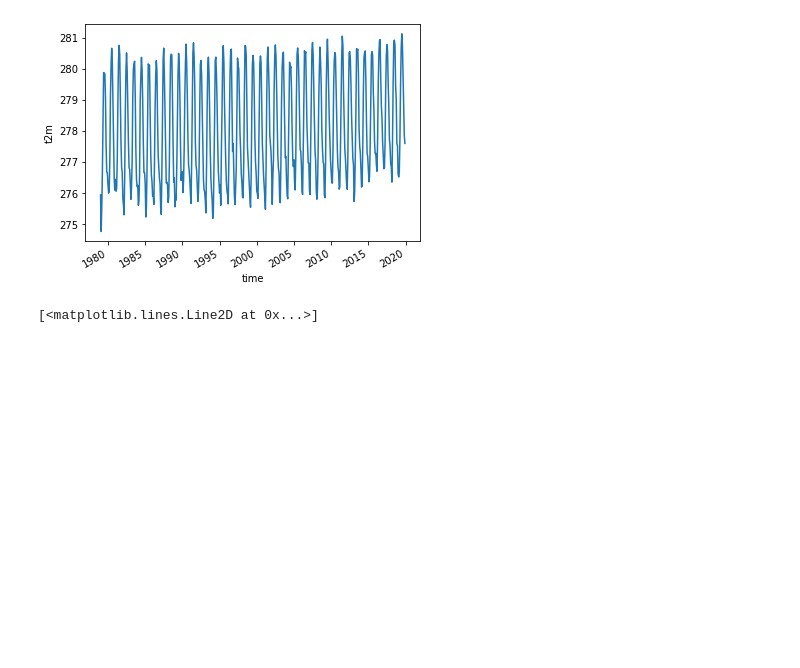
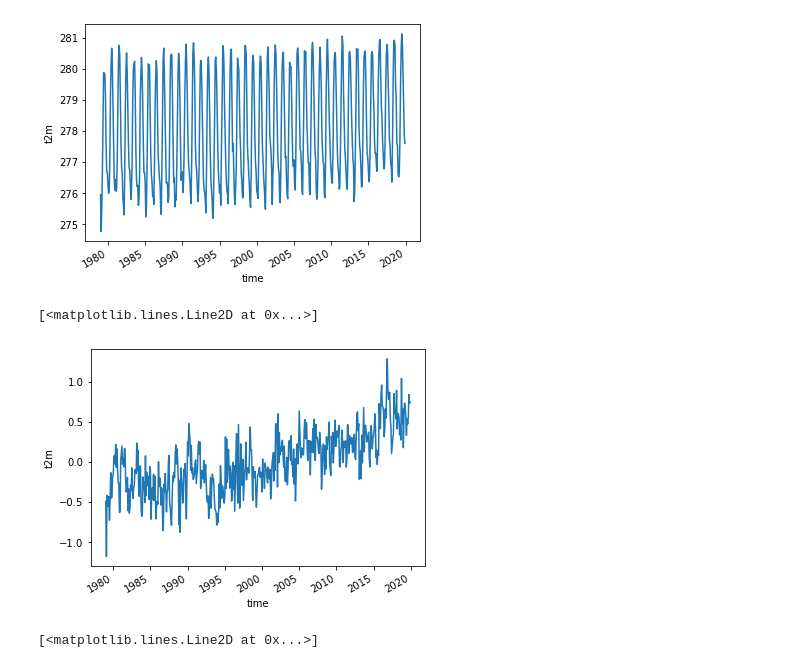
Before and after one commit to mlcs/seminar_ws22, a Jupyter notebook: 03_cn/climnet_t2m_global.ipynb, the cells around one changed output. Drawn from its saved outputs; the diff is of its cells as text; code cells hidden in the pictures; blank space fills up the shorter version.

```diff
--- a/03_cn/climnet_t2m_global.ipynb
+++ b/03_cn/climnet_t2m_global.ipynb
@@ -45,6 +48,18 @@ ds[var_name].mean(dim='lon').mean('lat').plot()
 # %% [output]
 [<matplotlib.lines.Line2D at 0x...>]
 [figure]
+# %%
+
+# Now compute anomaly time series
+group = 'dayofyear'
+climatology = (
+            ds[var_name].groupby(f"time.{group}").mean(dim="time")
+        )
+anomalies = ds[var_name].groupby(f"time.{group}") - climatology
+anomalies.mean(dim='lon').mean('lat').plot()
+# %% [output]
+[<matplotlib.lines.Line2D at 0x...>]
+[figure, added]
 # %%
 # Compute the fit coefficients
 p = ds[var_name].polyfit(dim='time', deg=1)
```
Also changed, not shown: parts of 14 cells of this notebook, 1 other file.
